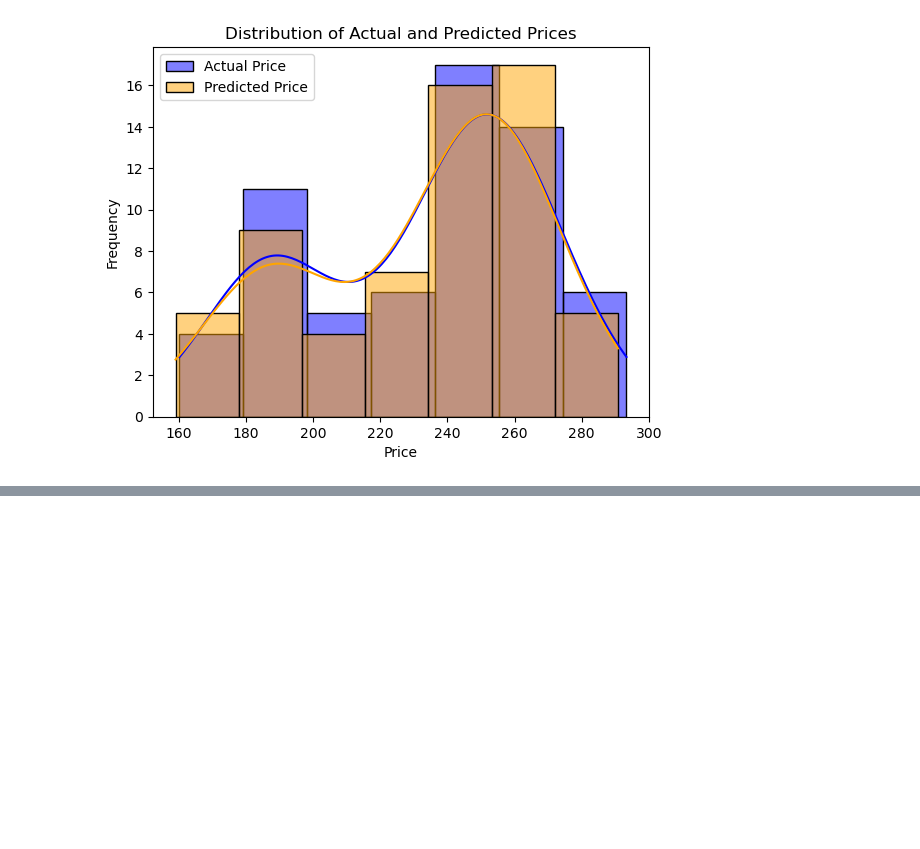
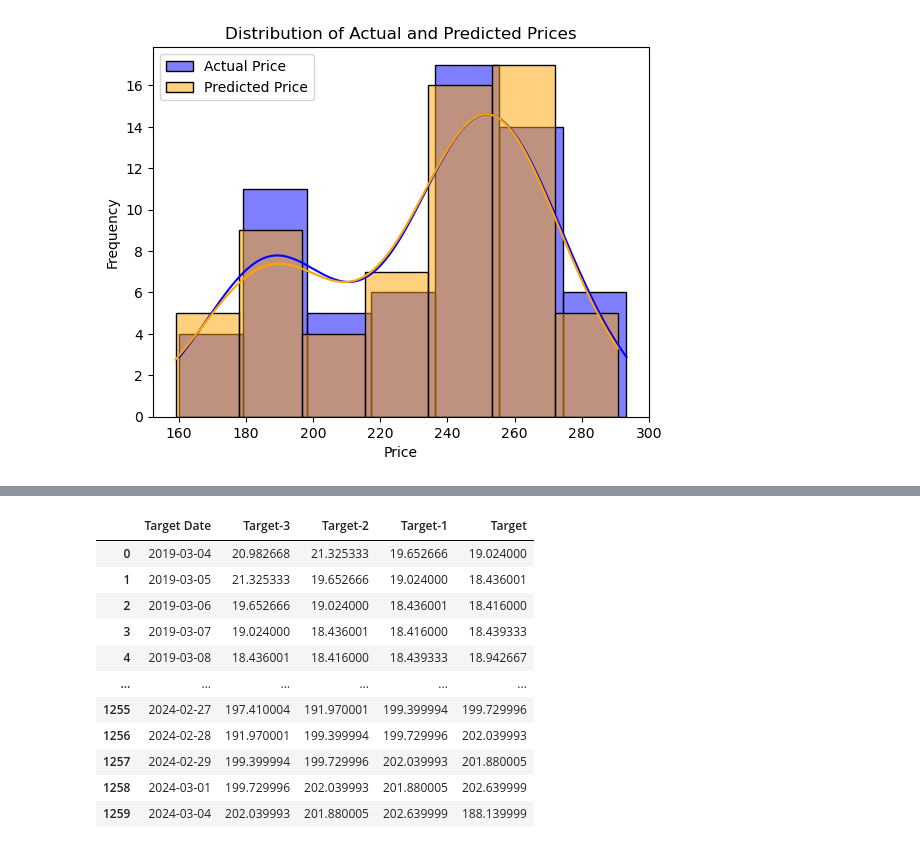
Before and after one commit to mloayzam/the_data_tweakers, a Jupyter notebook: Final Project/TSLA_Prediction_updated_v2.ipynb, the cells around one changed output, grey strips where cells are left out. Cells and saved outputs as stored; diff of their text form; code cells hidden in the pictures; blank space fills up the shorter version.

```diff
--- a/Final Project/TSLA_Prediction_updated_v2.ipynb
+++ b/Final Project/TSLA_Prediction_updated_v2.ipynb
@@ -207,0 +260,10 @@ plt.show()
+# %%
+import datetime
+
+def str_to_datetime(s):
+  split = s.split('-')
+  year, month, day = int(split[0]), int(split[1]), int(split[2])
+  return datetime.datetime(year=year, month=month, day=day)
+
+datetime_object = str_to_datetime('2015-01-02')
+datetime_object
@@ -207,0 +311,71 @@ plt.show()
+# %%
+def df_to_windowed_df(dataframe, first_date_str, last_date_str, n=3):
+  first_date = str_to_datetime(first_date_str)
+  last_date  = str_to_datetime(last_date_str)
+
+  target_date = first_date
+
+  dates = []
+  X, Y = [], []
+
+  last_time = False
+  while True:
+    df_subset = dataframe.loc[:target_date].tail(n+1)
+
+    if len(df_subset) != n+1:
+      print(f'Error: Window of size {n} is too large for date {target_date}')
+      return
+
+    values = df_subset['Close'].to_numpy()
+    x, y = values[:-1], values[-1]
+
+    dates.append(target_date)
+    X.append(x)
+    Y.append(y)
+
+    next_week = dataframe.loc[target_date:target_date+datetime.timedelta(days=7)]
+    next_datetime_str = str(next_week.head(2).tail(1).index.values[0])
+    next_date_str = next_datetime_str.split('T')[0]
+    year_month_day = next_date_str.split('-')
+    year, month, day = year_month_day
+    next_date = datetime.datetime(day=int(day), month=int(month), year=int(year))
+
+    if last_time:
+      break
+
+    target_date = next_date
+
+    if target_date == last_date:
+      last_time = True
+
+  ret_df = pd.DataFrame({})
+  ret_df['Target Date'] = dates
+
+  X = np.array(X)
+  for i in range(0, n):
+    X[:, i]
+    ret_df[f'Target-{n-i}'] = X[:, i]
+
+  ret_df['Target'] = Y
+
+  return ret_df
+
+# Start day second time around: '2021-03-25'
+windowed_df = df_to_windowed_df(lstm_df,
+                                '2019-03-04',
+                                '2024-03-04',
+                                n=3)
+windowed_df
+# %% [output]
+|  | Target Date | Target-3 | Target-2 | Target-1 | Target |
+| 0 | 2019-03-04 | 20.982668 | 21.325333 | 19.652666 | 19.024000 |
+| 1 | 2019-03-05 | 21.325333 | 19.652666 | 19.024000 | 18.436001 |
+| 2 | 2019-03-06 | 19.652666 | 19.024000 | 18.436001 | 18.416000 |
+| 3 | 2019-03-07 | 19.024000 | 18.436001 | 18.416000 | 18.439333 |
+| 4 | 2019-03-08 | 18.436001 | 18.416000 | 18.439333 | 18.942667 |
+| ... | ... | ... | ... | ... | ... |
+| 1255 | 2024-02-27 | 197.410004 | 191.970001 | 199.399994 | 199.729996 |
+| 1256 | 2024-02-28 | 191.970001 | 199.399994 | 199.729996 | 202.039993 |
+| 1257 | 2024-02-29 | 199.399994 | 199.729996 | 202.039993 | 201.880005 |
+| 1258 | 2024-03-01 | 199.729996 | 202.039993 | 201.880005 | 202.639999 |
+| 1259 | 2024-03-04 | 202.039993 | 201.880005 | 202.639999 | 188.139999 |
```
Also changed, not shown: parts of 12 cells of this notebook.
